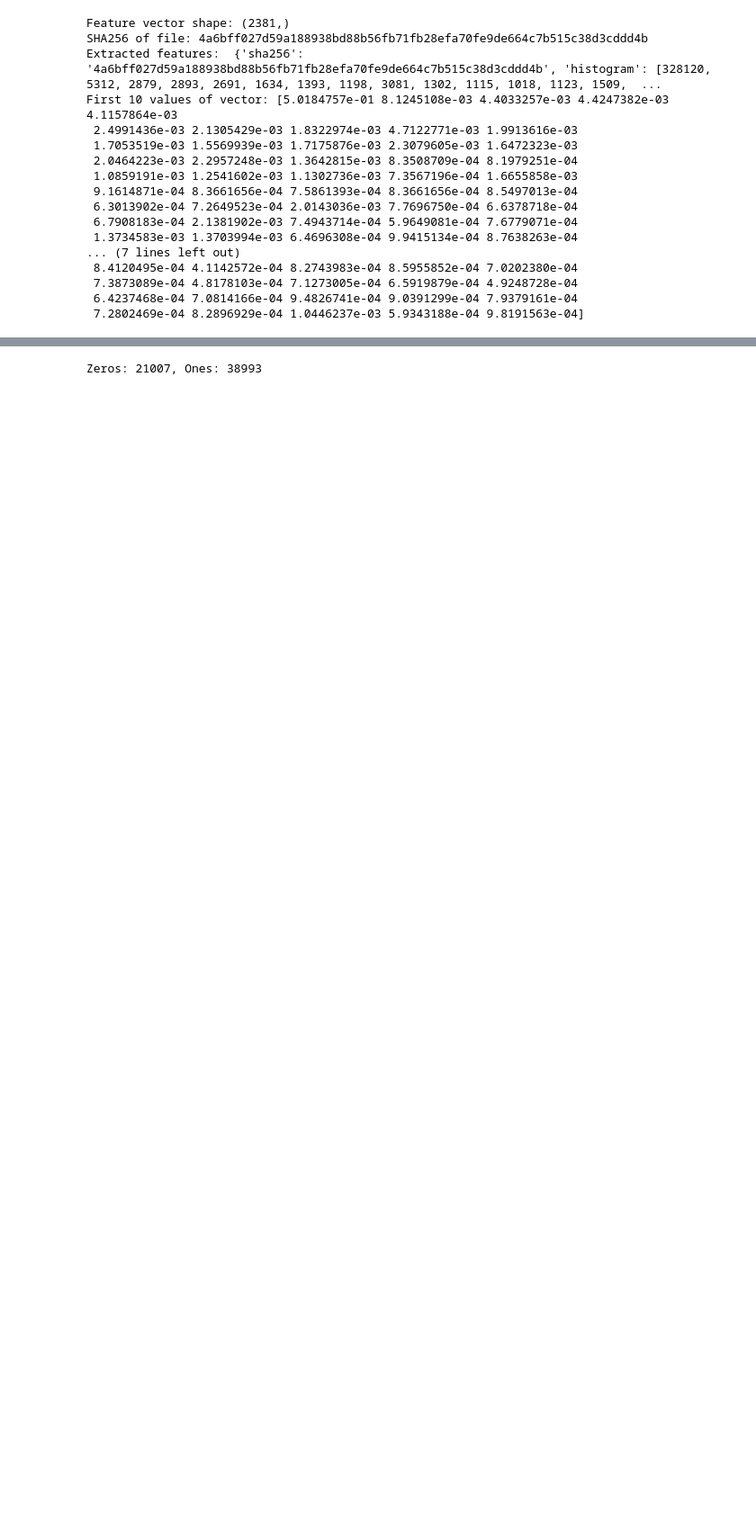
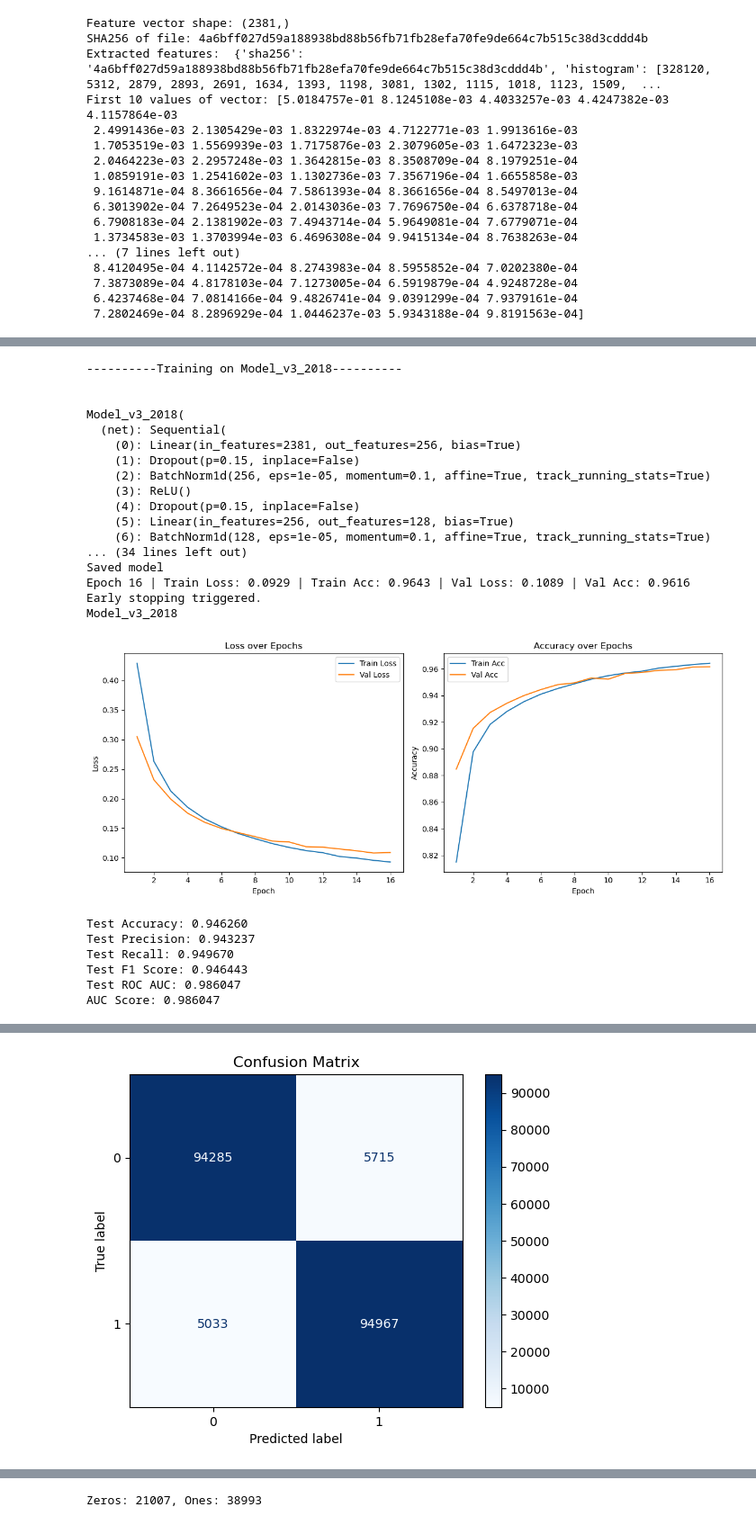
Before and after one commit to AlisaUrsu/SentinelExec_Models, a Jupyter notebook: 2018_dataset.ipynb, the cells around one changed output, grey strips where cells are left out. Shown at 90% size. Saved outputs shown, nothing was run; the diff lists cells and outputs as text; code cells hidden in the pictures; blank space fills up the shorter version.

```diff
--- a/2018_dataset.ipynb
+++ b/2018_dataset.ipynb
@@ -247,0 +323,51 @@ class FirstNN(nn.Module):
+# %%
+import torch.nn as nn
+import torch.optim as optim
+import idk
+
+print("----------Training on Model_v3_2018----------\n\n")
+
+
+device = torch.device("cuda" if torch.cuda.is_available() else "cpu")
+model = Model_v3_2018().to(device)
+print(model)
+results = idk.train_model(model, train_loader, val_loader, device, 20, 0.0001, "models/Model_v3_2018.pth")
+
+idk.plot_training_metrics(
+    results["train_losses"],
+    results["val_losses"],
+    results["train_accuracies"],
+    results["val_accuracies"],
+    model_name="Model_v3_2018"
+)
+
+test_results = idk.evaluate_model_on_test(model, test_loader, device)
+
+idk.plot_roc_curve(test_results["labels"], test_results["probs"])
+idk.plot_confusion_matrix(test_results["labels"], test_results["probs"])
+idk.evaluate_at_fpr_thresholds(test_results["labels"], test_results["probs"])
+# %% [output]
+----------Training on Model_v3_2018----------
+
+
+Model_v3_2018(
+  (net): Sequential(
+    (0): Linear(in_features=2381, out_features=256, bias=True)
+    (1): Dropout(p=0.15, inplace=False)
+    (2): BatchNorm1d(256, eps=1e-05, momentum=0.1, affine=True, track_running_stats=True)
+    (3): ReLU()
+    (4): Dropout(p=0.15, inplace=False)
+    (5): Linear(in_features=256, out_features=128, bias=True)
+    (6): BatchNorm1d(128, eps=1e-05, momentum=0.1, affine=True, track_running_stats=True)
+... (34 lines left out)
+Saved model
+Epoch 16 | Train Loss: 0.0929 | Train Acc: 0.9643 | Val Loss: 0.1089 | Val Acc: 0.9616
+Early stopping triggered.
+Model_v3_2018
+[figure, added]
+Test Accuracy: 0.946260
+Test Precision: 0.943237
+Test Recall: 0.949670
+Test F1 Score: 0.946443
+Test ROC AUC: 0.986047
+AUC Score: 0.986047
@@ -247,0 +375 @@ class FirstNN(nn.Module):
+[figure, added]
```
Also changed, not shown: parts of 9 cells of this notebook, 9 other files.
